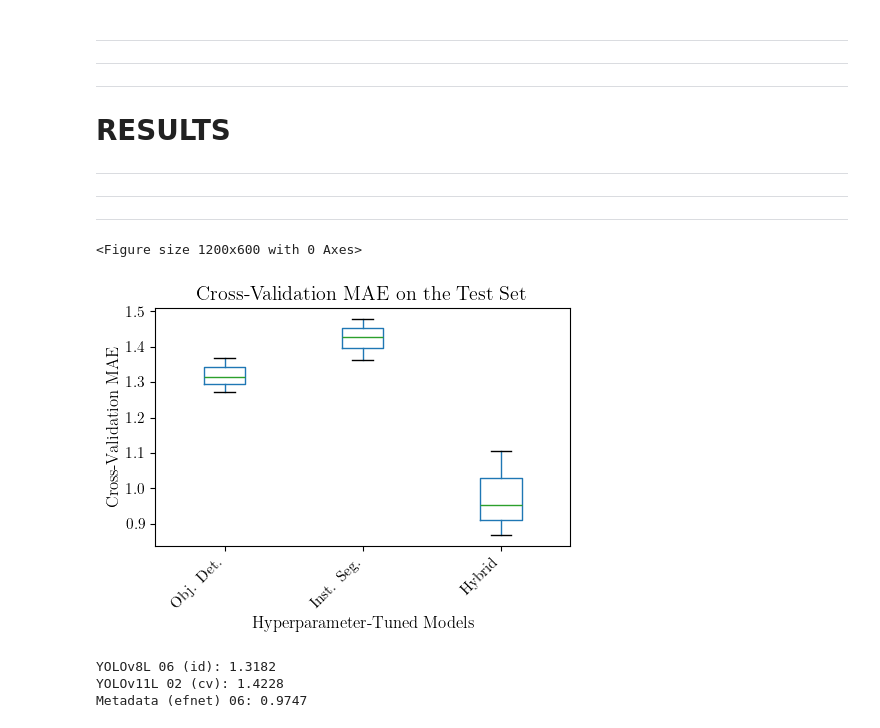
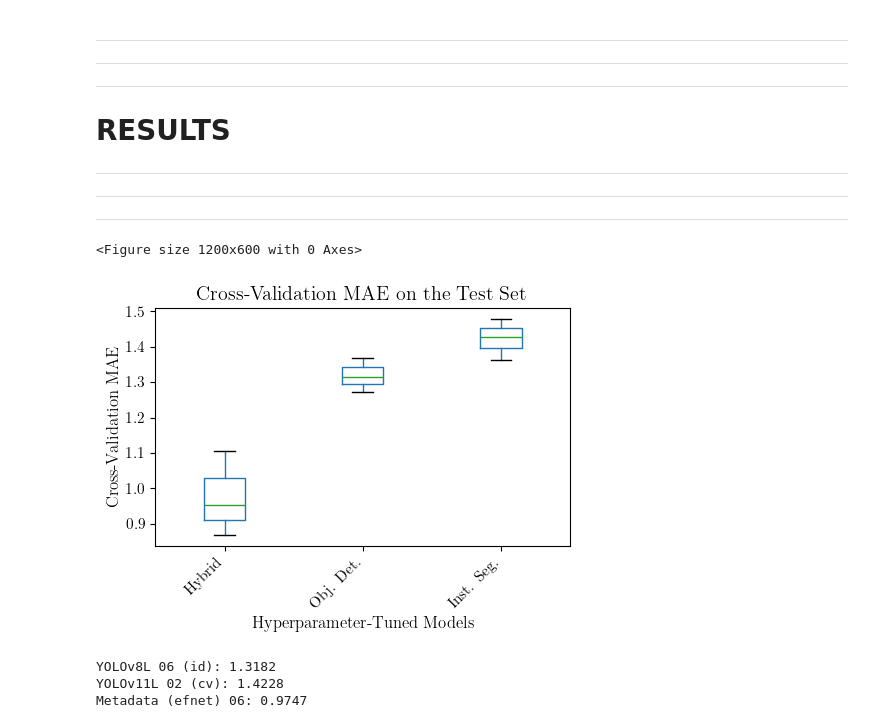
Before and after one commit to Hugoverissimo21/SolarPanel-DLCounter, a Jupyter notebook: ModelSelection.ipynb, the cells around one changed output. Saved outputs shown, nothing was run; the diff lists cells and outputs as text; code cells hidden in the pictures.

```diff
--- a/ModelSelection.ipynb
+++ b/ModelSelection.ipynb
@@ -481,35 +481,35 @@ maes = {
 records = []
 for model, results in maes.items():
     for mae in results:
         records.append({'Model': model, 'MAE': mae})
 df = pd.DataFrame(records)
 models_x = {"YOLOv8L 06 (id)": "Obj. Det.",
             "YOLOv11L 02 (cv)": "Inst. Seg.",
             "Metadata (efnet) 06": "Hybrid",}
 df["Model_x"] = df["Model"].map(models_x)
 
-custom_order = ['Obj. Det.', 'Inst. Seg.', 'Hybrid']
+custom_order = [ 'Hybrid', 'Obj. Det.', 'Inst. Seg.']
 df['Model_x'] = pd.Categorical(df['Model_x'], categories=custom_order, ordered=True)
 
 df_sorted = df.sort_values('Model_x')
 
 # Plot the boxplot
 plt.figure(figsize=(12, 6))
 df_sorted.boxplot(by='Model_x', column='MAE', grid=False)
 plt.xticks(rotation=45, ha='right')
 plt.title('Cross-Validation MAE on the Test Set')
 plt.suptitle('')  # Remove the default title
 plt.ylabel('Cross-Validation MAE')
 plt.xlabel('Hyperparameter-Tuned Models')
 plt.tight_layout()
 #plt.savefig("assets/results_mae_boxplot.png", transparent=True)
 plt.show()
 
 for model, results in maes.items():
     print(f"{model}: {np.mean(list(results)):.4f}")
 # %% [output]
 <Figure size 1200x600 with 0 Axes>
-[figure, old version]
+[figure, new version]
 YOLOv8L 06 (id): 1.3182
 YOLOv11L 02 (cv): 1.4228
 Metadata (efnet) 06: 0.9747
```
Also changed, not shown: 6 other files.
